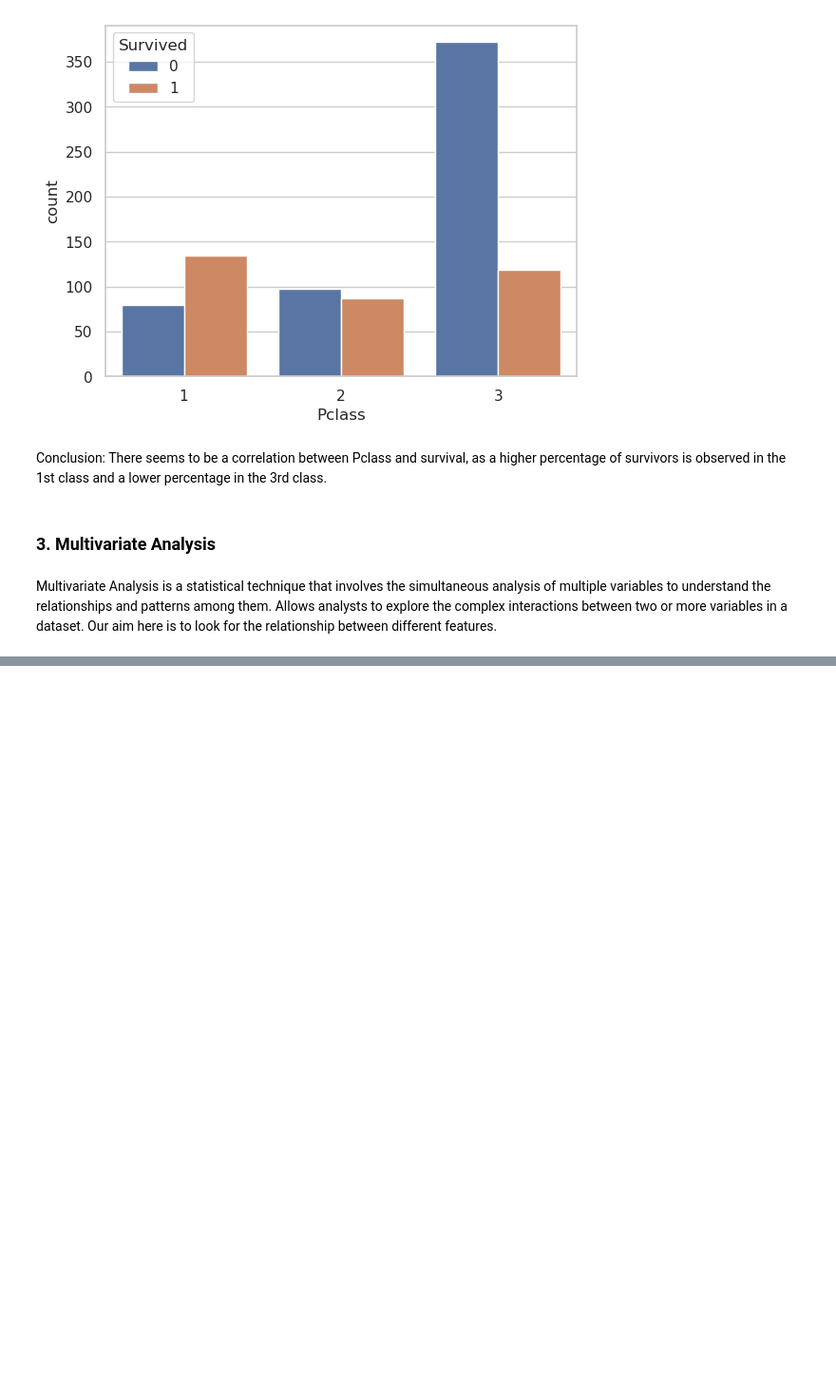
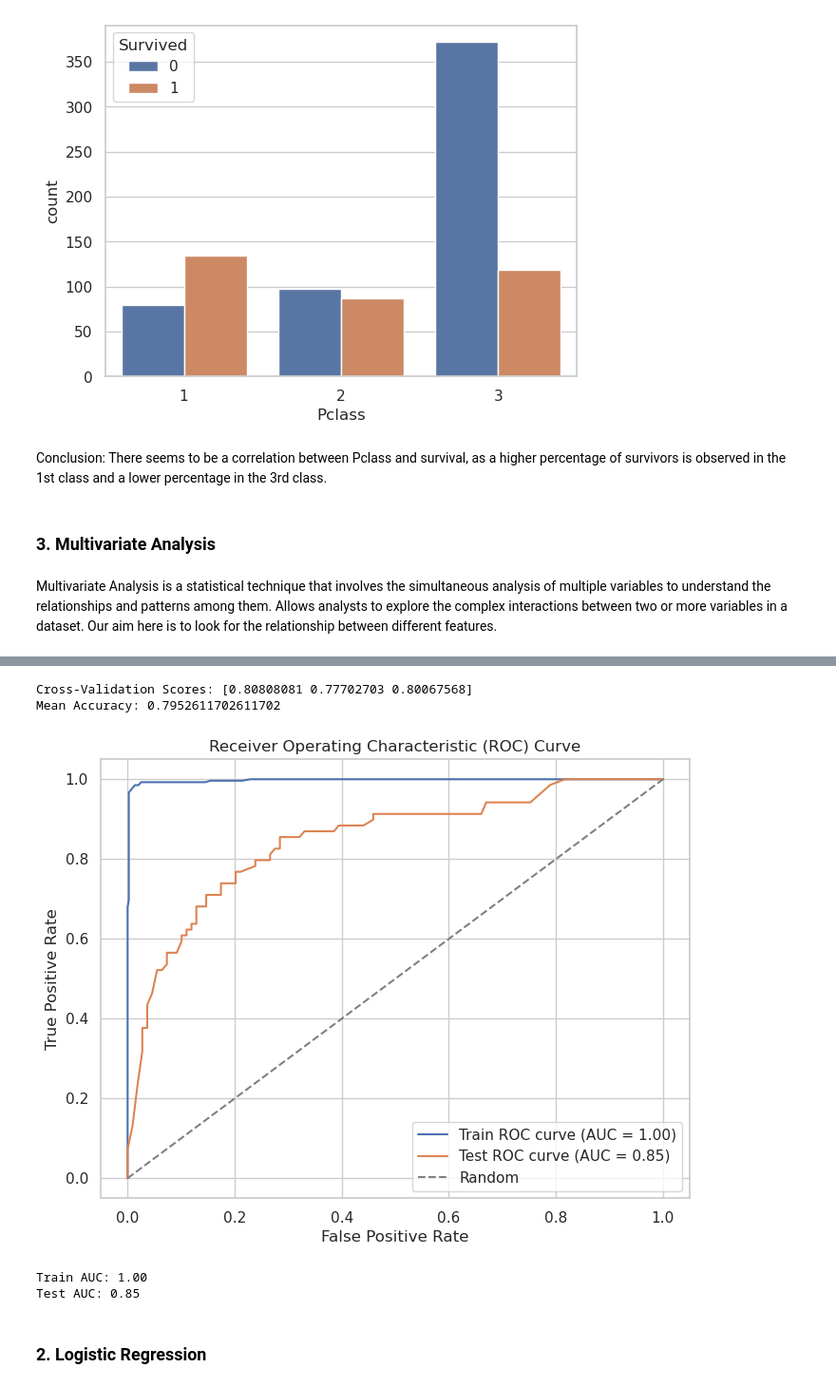
Before and after one commit to Gtindi/Codsoft, a Jupyter notebook: task1/Task1.ipynb, the cells around one changed output, grey strips where cells are left out. Shown at 95% size. Drawn from its saved outputs; the diff is of its cells as text; code cells hidden in the pictures; blank space fills up the shorter version.

```diff
--- a/task1/Task1.ipynb
+++ b/task1/Task1.ipynb
@@ -567,0 +630,19 @@ Multivariate Analysis is a statistical technique that involves the simultaneous
+# %%
+# Initialize the Random Forest
+rf_model = RandomForestClassifier(random_state=42)
+
+# Train the model
+rf_model.fit(X_train, y_train)
+
+# Make predictions on the test set
+y_pred = rf_model.predict(X_test)
+
+# Evaluate the model
+accuracy = accuracy_score(y_test, y_pred)
+classification_rep = classification_report(y_test, y_pred)
+conf_matrix = confusion_matrix(y_test, y_pred)
+
+# Display the results
+print(f"Accuracy: {accuracy:.2f}\n")
+print("Classification Report:\n", classification_rep)
+print("\nConfusion Matrix:\n", conf_matrix)
@@ -567,0 +666,50 @@ Multivariate Analysis is a statistical technique that involves the simultaneous
+# %%
+from sklearn.model_selection import cross_val_score, StratifiedKFold
+# Define the cross-validation strategy
+cv = StratifiedKFold(n_splits=3, shuffle=True, random_state=42)
+
+# Perform cross-validation
+cv_scores = cross_val_score(rf_model, X, y, cv=cv, scoring='accuracy')
+
+# Display the cross-validation scores
+print("Cross-Validation Scores:", cv_scores)
+print("Mean Accuracy:", cv_scores.mean())
+# %% [output]
+Cross-Validation Scores: [0.80808081 0.77702703 0.80067568]
+Mean Accuracy: 0.7952611702611702
+# %%
+from sklearn.metrics import roc_curve, auc
+
+# use your trained model
+y_train_prob = rf_model.predict_proba(X_train)[:, 1]
+fpr_train, tpr_train, _ = roc_curve(y_train, y_train_prob)
+
+y_test_prob = rf_model.predict_proba(X_test)[:, 1]
+fpr_test, tpr_test, _ = roc_curve(y_test, y_test_prob)
+
+# Plot ROC curves
+plt.figure(figsize=(8, 6))
+plt.plot(fpr_train, tpr_train, label='Train ROC curve (AUC = {:.2f})'.format(auc(fpr_train, tpr_train)))
+plt.plot(fpr_test, tpr_test, label='Test ROC curve (AUC = {:.2f})'.format(auc(fpr_test, tpr_test)))
+plt.plot([0, 1], [0, 1], linestyle='--', color='gray', label='Random')
+plt.xlabel('False Positive Rate')
+plt.ylabel('True Positive Rate')
+plt.title('Receiver Operating Characteristic (ROC) Curve')
+plt.legend()
+plt.show()
+# %% [output]
+[figure, added]
+# %%
+from sklearn.metrics import roc_auc_score
+
+# Calculate AUC scores
+auc_train = roc_auc_score(y_train, y_train_prob)
+auc_test = roc_auc_score(y_test, y_test_prob)
+
+print('Train AUC: {:.2f}'.format(auc_train))
+print('Test AUC: {:.2f}'.format(auc_test))
+# %% [output]
+Train AUC: 1.00
+Test AUC: 0.85
+# %% [markdown]
+### 2. Logistic Regression
```
Also changed, not shown: parts of 39 cells of this notebook, 1 other file.
